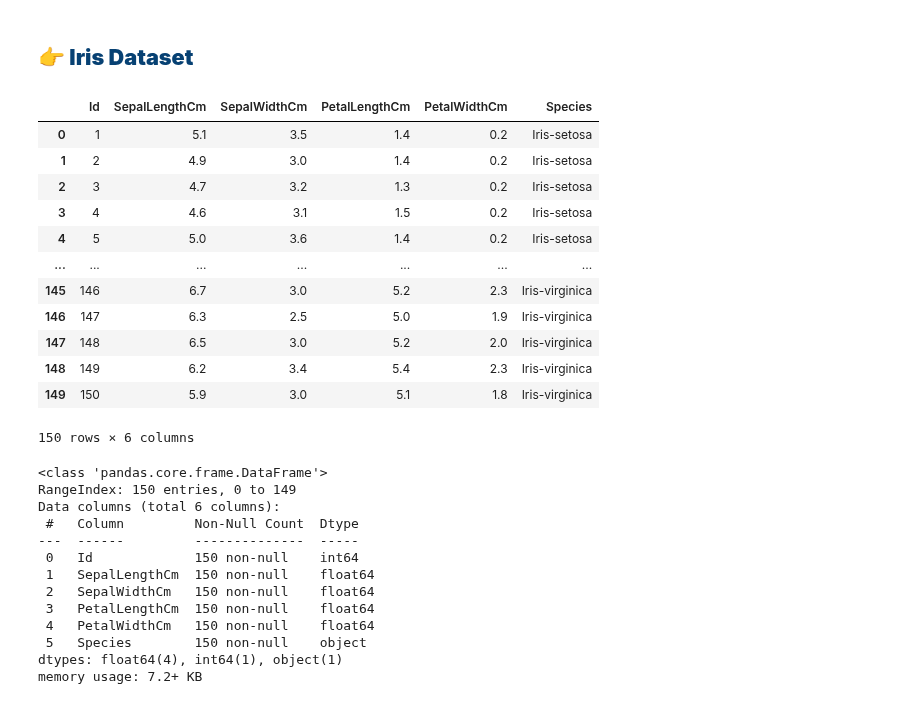
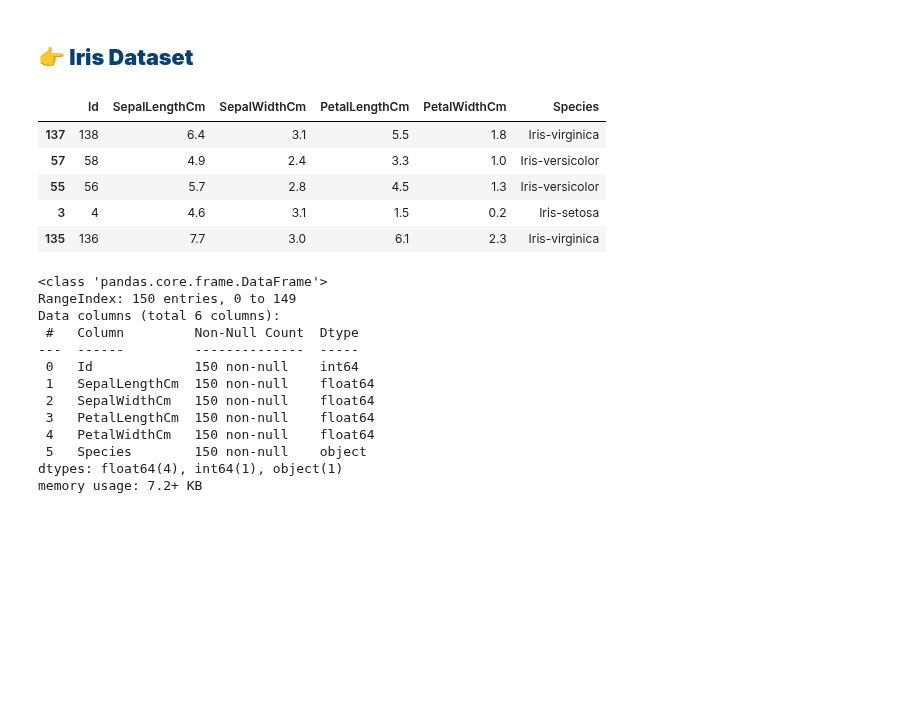
Before and after one commit to duongtruongbinh/Data-Visualization-Labs, a Jupyter notebook: Lab 3/Source/21127115_21127229_21127616.ipynb, the cells around one changed output. Saved outputs shown, nothing was run; the diff lists cells and outputs as text; code cells hidden in the pictures; blank space fills up the shorter version.

```diff
--- a/Lab 3/Source/21127115_21127229_21127616.ipynb
+++ b/Lab 3/Source/21127115_21127229_21127616.ipynb
@@ -56,21 +57,14 @@ warnings.simplefilter(action='ignore', category=UserWarning)
 # %%
 # read data iris in folder data
 df = pd.read_csv('../data/iris.csv')
-df
+df.sample(5)
 # %% [output]
 |  | Id | SepalLengthCm | SepalWidthCm | PetalLengthCm | PetalWidthCm | Species |
-| 0 | 1 | 5.1 | 3.5 | 1.4 | 0.2 | Iris-setosa |
-| 1 | 2 | 4.9 | 3.0 | 1.4 | 0.2 | Iris-setosa |
-| 2 | 3 | 4.7 | 3.2 | 1.3 | 0.2 | Iris-setosa |
+| 137 | 138 | 6.4 | 3.1 | 5.5 | 1.8 | Iris-virginica |
+| 57 | 58 | 4.9 | 2.4 | 3.3 | 1.0 | Iris-versicolor |
+| 55 | 56 | 5.7 | 2.8 | 4.5 | 1.3 | Iris-versicolor |
 | 3 | 4 | 4.6 | 3.1 | 1.5 | 0.2 | Iris-setosa |
-| 4 | 5 | 5.0 | 3.6 | 1.4 | 0.2 | Iris-setosa |
-| ... | ... | ... | ... | ... | ... | ... |
-| 145 | 146 | 6.7 | 3.0 | 5.2 | 2.3 | Iris-virginica |
-| 146 | 147 | 6.3 | 2.5 | 5.0 | 1.9 | Iris-virginica |
-| 147 | 148 | 6.5 | 3.0 | 5.2 | 2.0 | Iris-virginica |
-| 148 | 149 | 6.2 | 3.4 | 5.4 | 2.3 | Iris-virginica |
-| 149 | 150 | 5.9 | 3.0 | 5.1 | 1.8 | Iris-virginica |
+| 135 | 136 | 7.7 | 3.0 | 6.1 | 2.3 | Iris-virginica |
-150 rows × 6 columns
 # %%
 df.info()
 # %% [output]
```
Also changed, not shown: parts of 33 cells of this notebook.
